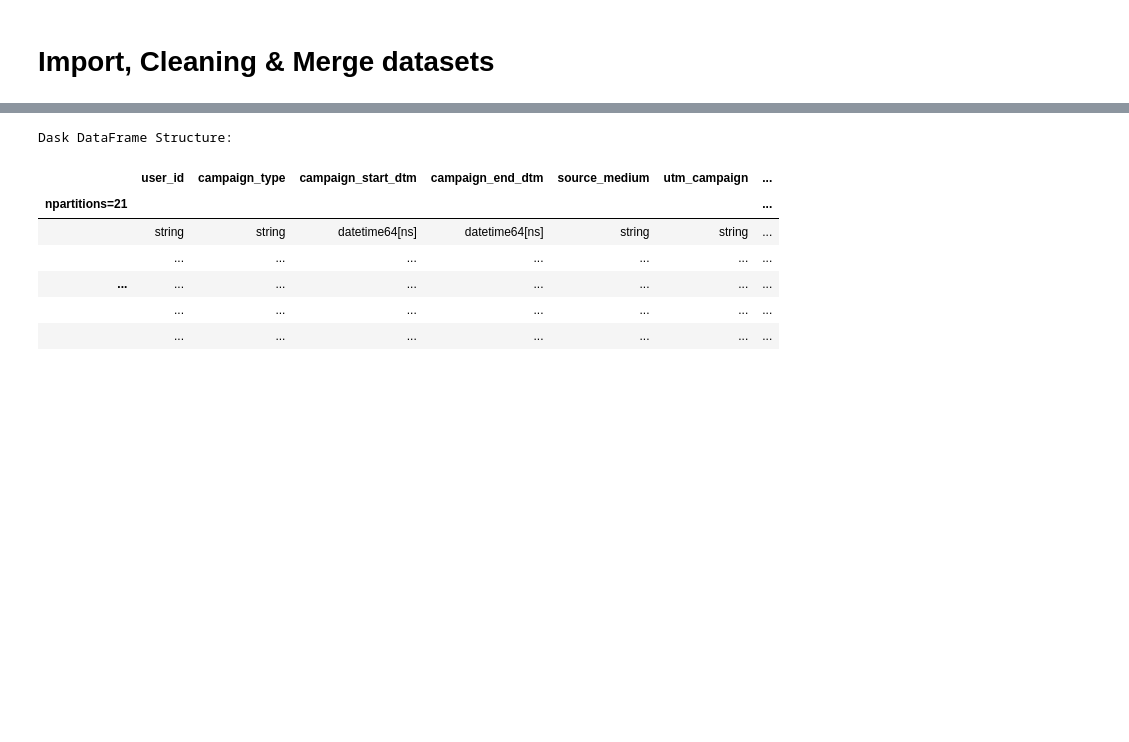
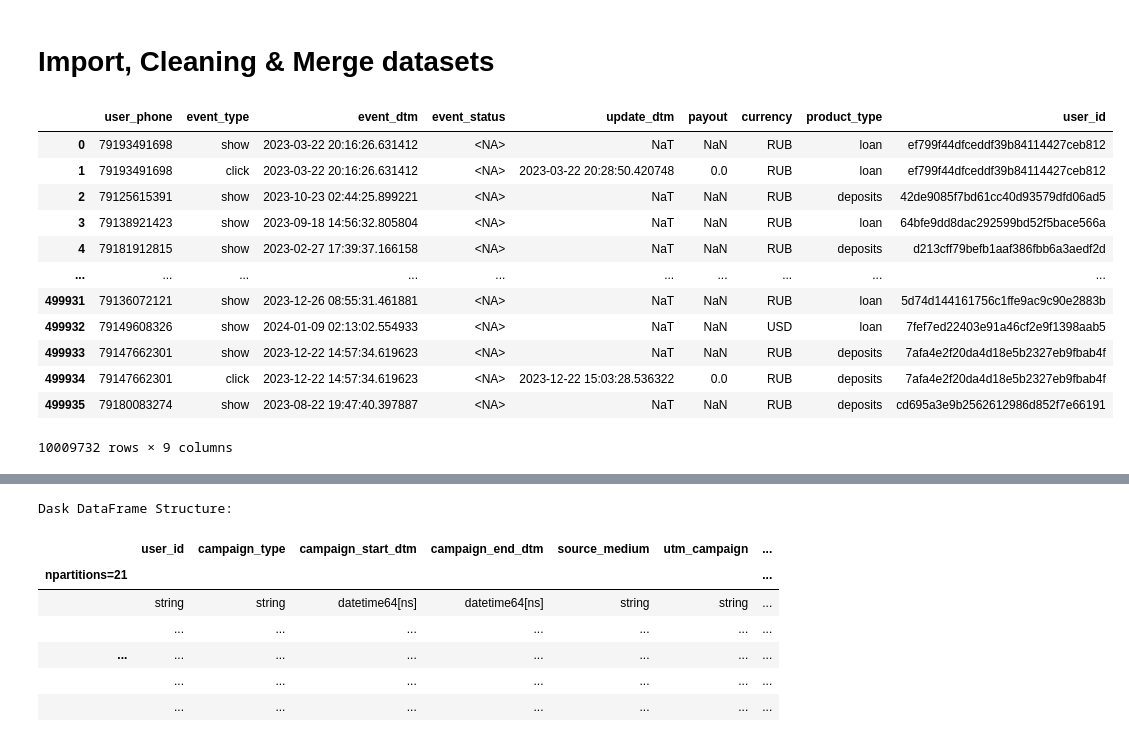
Before and after one commit to maratgaliulin/magnum_scopum_sravni_ru_dataton_2024, a Jupyter notebook: datasets/datasets_merge_to_parquet.ipynb, the cells around one changed output, grey strips where cells are left out. Drawn from its saved outputs; the diff is of its cells as text; code cells hidden in the pictures; blank space fills up the shorter version.

```diff
--- a/datasets/datasets_merge_to_parquet.ipynb
+++ b/datasets/datasets_merge_to_parquet.ipynb
@@ -34,0 +39,16 @@ event_data = event_data.drop(columns='id')
+# %%
+event_merge.compute()
+# %% [output]
+|  | user_phone | event_type | event_dtm | event_status | update_dtm | payout | currency | product_type | user_id |
+| 0 | 79193491698 | show | 2023-03-22 20:16:26.631412 | <NA> | NaT | NaN | RUB | loan | ef799f44dfceddf39b84114427ceb812 |
+| 1 | 79193491698 | click | 2023-03-22 20:16:26.631412 | <NA> | 2023-03-22 20:28:50.420748 | 0.0 | RUB | loan | ef799f44dfceddf39b84114427ceb812 |
+| 2 | 79125615391 | show | 2023-10-23 02:44:25.899221 | <NA> | NaT | NaN | RUB | deposits | 42de9085f7bd61cc40d93579dfd06ad5 |
+| 3 | 79138921423 | show | 2023-09-18 14:56:32.805804 | <NA> | NaT | NaN | RUB | loan | 64bfe9dd8dac292599bd52f5bace566a |
+| 4 | 79181912815 | show | 2023-02-27 17:39:37.166158 | <NA> | NaT | NaN | RUB | deposits | d213cff79befb1aaf386fbb6a3aedf2d |
+| ... | ... | ... | ... | ... | ... | ... | ... | ... | ... |
+| 499931 | 79136072121 | show | 2023-12-26 08:55:31.461881 | <NA> | NaT | NaN | RUB | loan | 5d74d144161756c1ffe9ac9c90e2883b |
+| 499932 | 79149608326 | show | 2024-01-09 02:13:02.554933 | <NA> | NaT | NaN | USD | loan | 7fef7ed22403e91a46cf2e9f1398aab5 |
+| 499933 | 79147662301 | show | 2023-12-22 14:57:34.619623 | <NA> | NaT | NaN | RUB | deposits | 7afa4e2f20da4d18e5b2327eb9fbab4f |
+| 499934 | 79147662301 | click | 2023-12-22 14:57:34.619623 | <NA> | 2023-12-22 15:03:28.536322 | 0.0 | RUB | deposits | 7afa4e2f20da4d18e5b2327eb9fbab4f |
+| 499935 | 79180083274 | show | 2023-08-22 19:47:40.397887 | <NA> | NaT | NaN | RUB | deposits | cd695a3e9b2562612986d852f7e66191 |
+10009732 rows × 9 columns
```
Also changed, not shown: parts of 8 cells of this notebook, 1 other file.
